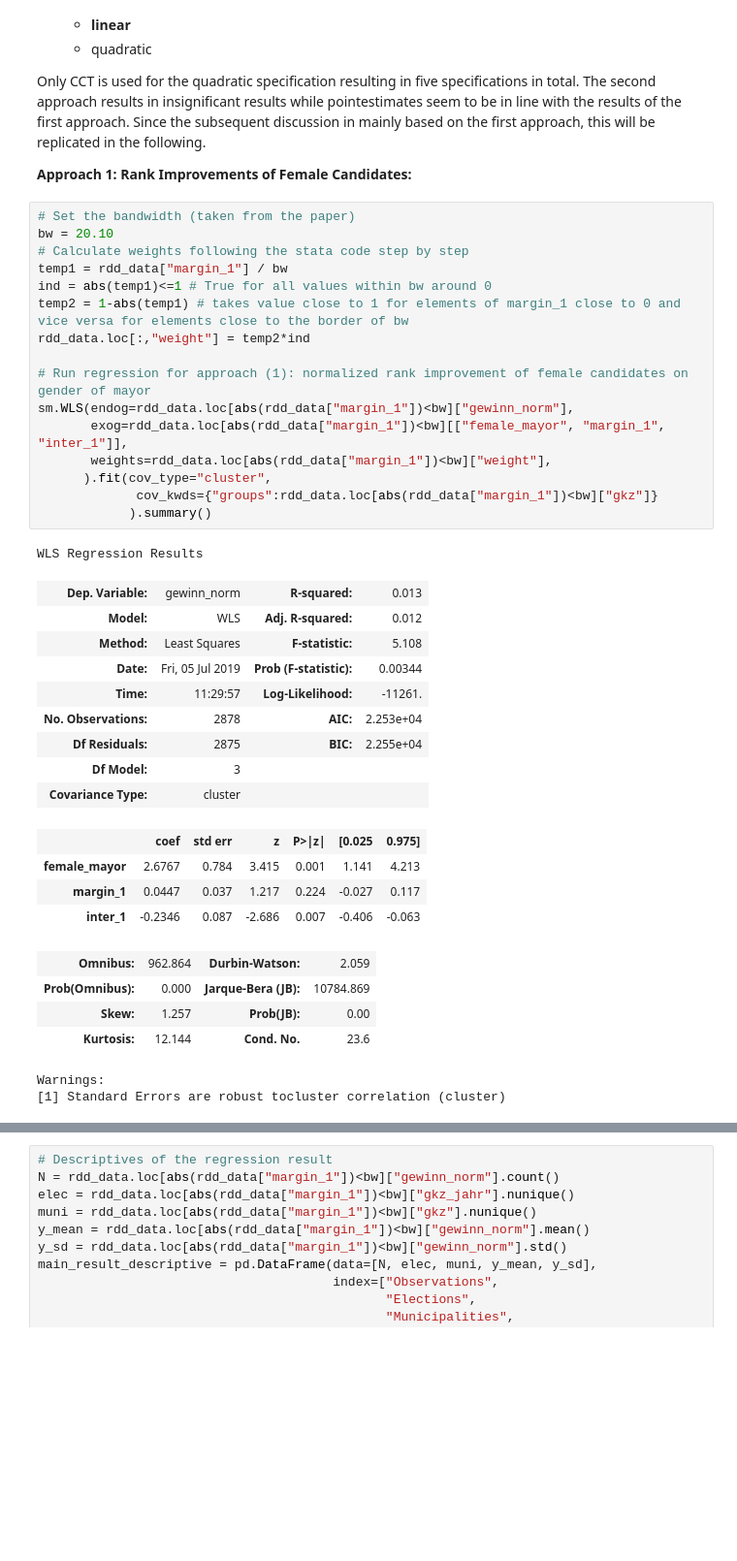
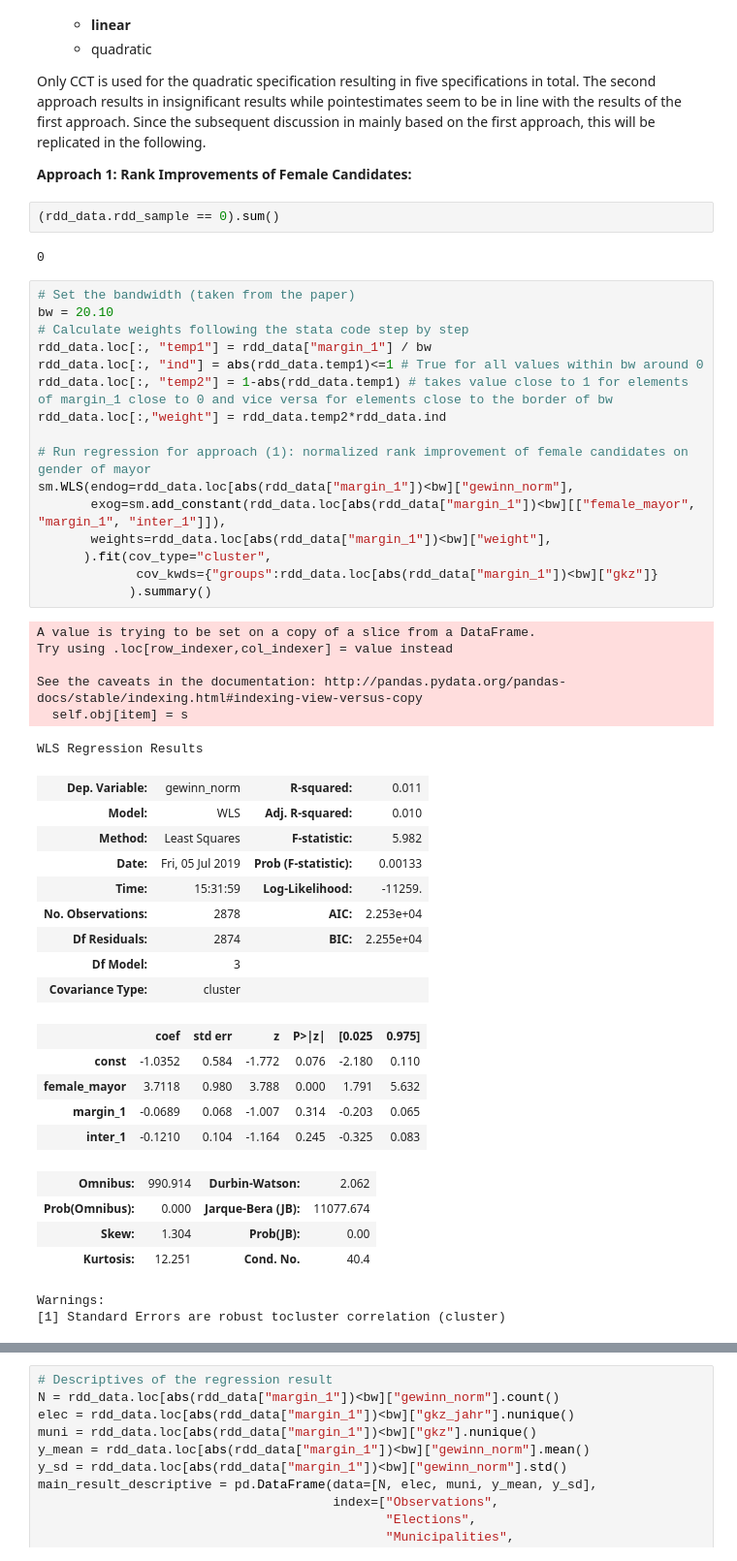
Before and after one commit to DaLueke/replication-baskeran-hessami-2018, a Jupyter notebook: student_project.ipynb, the cells around one changed output, grey strips where cells are left out. Shown at 97% size. Drawn from its saved outputs; the diff is of its cells as text; blank space fills up the shorter version.

Commit message:
Corrected regression code. We now have the same results as the authors present.

```diff
--- a/student_project.ipynb
+++ b/student_project.ipynb
@@ -387,43 +387,53 @@ Only CCT is used for the quadratic specification resulting in five specification
 Since the subsequent discussion in mainly based on the first approach, this will be replicated in the following.
 
 **Approach 1: Rank Improvements of Female Candidates:**
+# %%
+(rdd_data.rdd_sample == 0).sum()
+# %% [output]
+0
 # %%
 # Set the bandwidth (taken from the paper)
 bw = 20.10
 # Calculate weights following the stata code step by step
-temp1 = rdd_data["margin_1"] / bw
-ind = abs(temp1)<=1 # True for all values within bw around 0
-temp2 = 1-abs(temp1) # takes value close to 1 for elements of margin_1 close to 0 and vice versa for elements close to the border of bw
-rdd_data.loc[:,"weight"] = temp2*ind
+rdd_data.loc[:, "temp1"] = rdd_data["margin_1"] / bw
+rdd_data.loc[:, "ind"] = abs(rdd_data.temp1)<=1 # True for all values within bw around 0
+rdd_data.loc[:, "temp2"] = 1-abs(rdd_data.temp1) # takes value close to 1 for elements of margin_1 close to 0 and vice versa for elements close to the border of bw
+rdd_data.loc[:,"weight"] = rdd_data.temp2*rdd_data.ind
 
 # Run regression for approach (1): normalized rank improvement of female candidates on gender of mayor
 sm.WLS(endog=rdd_data.loc[abs(rdd_data["margin_1"])<bw]["gewinn_norm"],
-       exog=rdd_data.loc[abs(rdd_data["margin_1"])<bw][["female_mayor", "margin_1", "inter_1"]],
+       exog=sm.add_constant(rdd_data.loc[abs(rdd_data["margin_1"])<bw][["female_mayor", "margin_1", "inter_1"]]),
        weights=rdd_data.loc[abs(rdd_data["margin_1"])<bw]["weight"],
       ).fit(cov_type="cluster",
              cov_kwds={"groups":rdd_data.loc[abs(rdd_data["margin_1"])<bw]["gkz"]}
             ).summary()
 # %% [output]
-WLS Regression Results
+A value is trying to be set on a copy of a slice from a DataFrame.
+Try using .loc[row_indexer,col_indexer] = value instead
+
+See the caveats in the documentation: http://pandas.pydata.org/pandas-docs/stable/indexing.html#indexing-view-versus-copy
+  self.obj[item] = s
+WLS Regression Results
-| Dep. Variable: | gewinn_norm | R-squared: | 0.013 |
-| Model: | WLS | Adj. R-squared: | 0.012 |
-| Method: | Least Squares | F-statistic: | 5.108 |
-| Date: | Fri, 05 Jul 2019 | Prob (F-statistic): | 0.00344 |
-| Time: | 11:29:57 | Log-Likelihood: | -11261. |
+| Dep. Variable: | gewinn_norm | R-squared: | 0.011 |
+| Model: | WLS | Adj. R-squared: | 0.010 |
+| Method: | Least Squares | F-statistic: | 5.982 |
+| Date: | Fri, 05 Jul 2019 | Prob (F-statistic): | 0.00133 |
+| Time: | 15:31:59 | Log-Likelihood: | -11259. |
 | No. Observations: | 2878 | AIC: | 2.253e+04 |
-| Df Residuals: | 2875 | BIC: | 2.255e+04 |
+| Df Residuals: | 2874 | BIC: | 2.255e+04 |
 | Df Model: | 3 |  |  |
 | Covariance Type: | cluster |  |  |
 |  | coef | std err | z | P>|z| | [0.025 | 0.975] |
-| female_mayor | 2.6767 | 0.784 | 3.415 | 0.001 | 1.141 | 4.213 |
-| margin_1 | 0.0447 | 0.037 | 1.217 | 0.224 | -0.027 | 0.117 |
-| inter_1 | -0.2346 | 0.087 | -2.686 | 0.007 | -0.406 | -0.063 |
+| const | -1.0352 | 0.584 | -1.772 | 0.076 | -2.180 | 0.110 |
+| female_mayor | 3.7118 | 0.980 | 3.788 | 0.000 | 1.791 | 5.632 |
+| margin_1 | -0.0689 | 0.068 | -1.007 | 0.314 | -0.203 | 0.065 |
+| inter_1 | -0.1210 | 0.104 | -1.164 | 0.245 | -0.325 | 0.083 |
-| Omnibus: | 962.864 | Durbin-Watson: | 2.059 |
-| Prob(Omnibus): | 0.000 | Jarque-Bera (JB): | 10784.869 |
-| Skew: | 1.257 | Prob(JB): | 0.00 |
-| Kurtosis: | 12.144 | Cond. No. | 23.6 |
+| Omnibus: | 990.914 | Durbin-Watson: | 2.062 |
+| Prob(Omnibus): | 0.000 | Jarque-Bera (JB): | 11077.674 |
+| Skew: | 1.304 | Prob(JB): | 0.00 |
+| Kurtosis: | 12.251 | Cond. No. | 40.4 |
-Warnings:
-[1] Standard Errors are robust tocluster correlation (cluster)
+Warnings:
+[1] Standard Errors are robust tocluster correlation (cluster)
 # %% [markdown]
 In comparison with the results presented by the authors (see figure 1 below), it can be seen that the point estimate for the effect of a female major at the cutoff value is different. It takes a value of 2.677 in this replication and a value of 3.712 in the results presented in the paper. A difference in results can be seen for all bandwidths used in linear models presented in the article (figure 1, columns 1 - 4).
 
```
Also changed, not shown: parts of 1 cell of this notebook.
